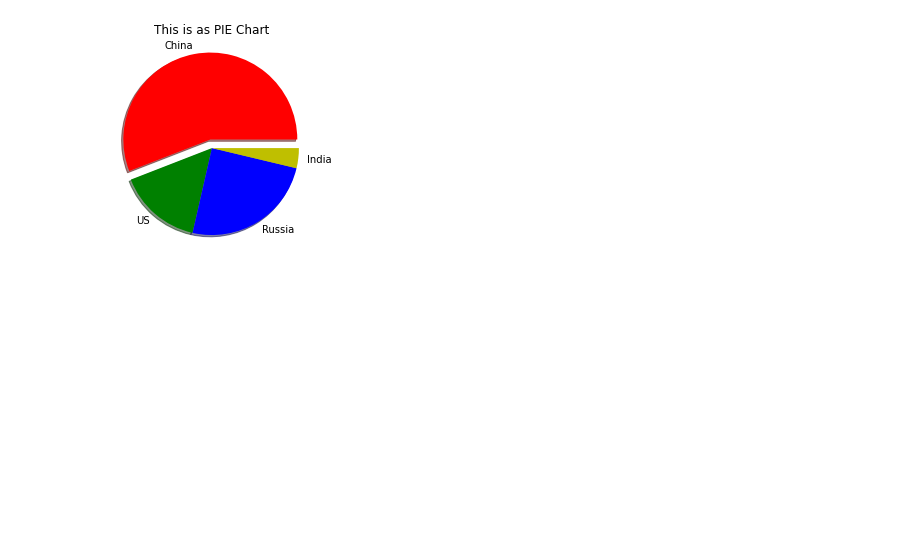
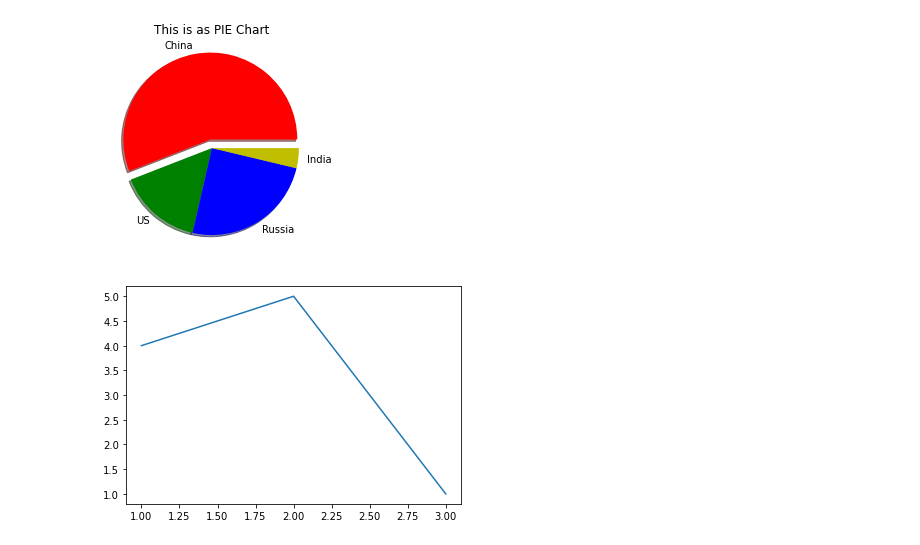
Before and after one commit to revatikashmire20/Machine-Learning, a Jupyter notebook: Matplotlib.ipynb, the cells around one changed output. Saved outputs shown, nothing was run; the diff lists cells and outputs as text; code cells hidden in the pictures; blank space fills up the shorter version.

```diff
--- a/Matplotlib.ipynb
+++ b/Matplotlib.ipynb
@@ -66,3 +66,10 @@ plt.title("This is as PIE Chart")
 plt.show()
 # %% [output]
 [figure]
+# %%
+#line plot
+import matplotlib.pyplot as plt
+plt.plot([1,2,3],[4,5,1])
+plt.show()
+# %% [output]
+[figure, added]
```
Also changed, not shown: parts of 7 cells of this notebook.
